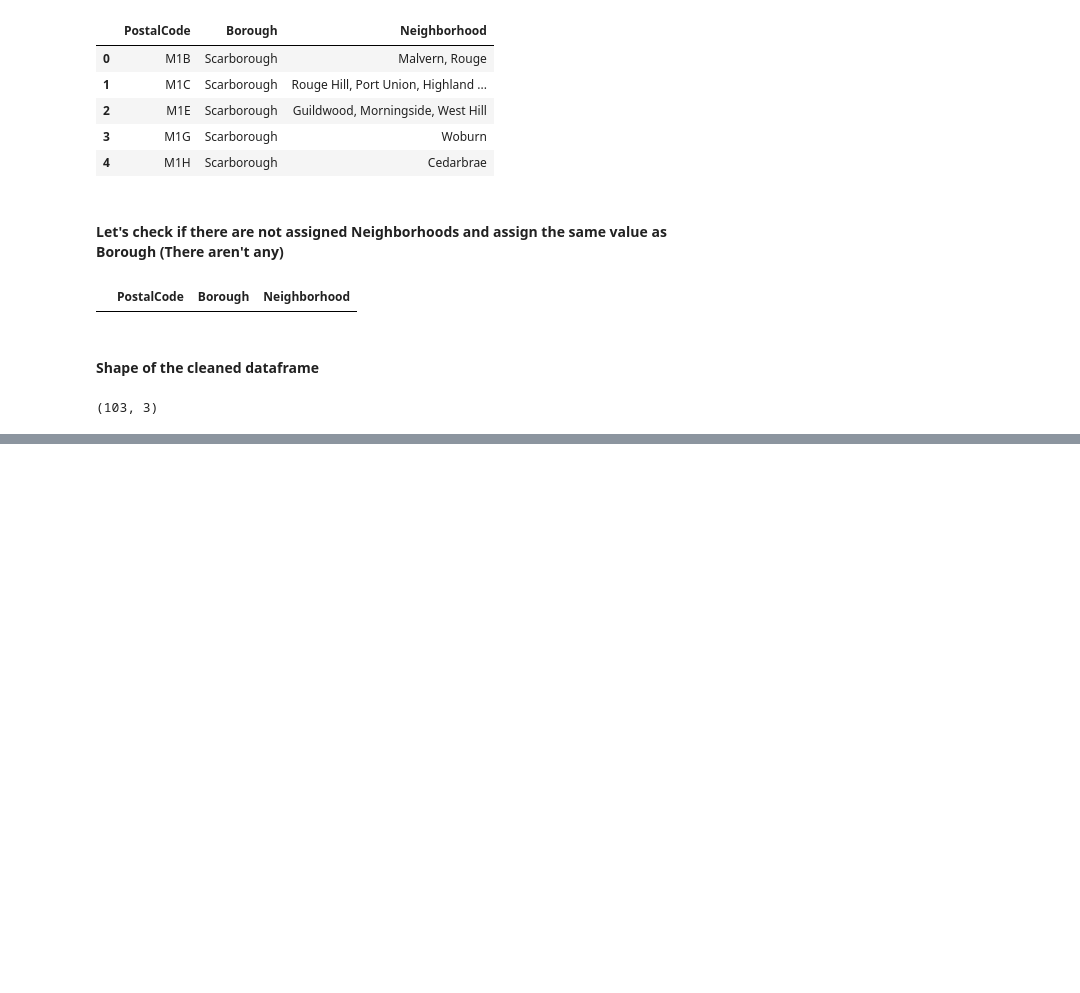
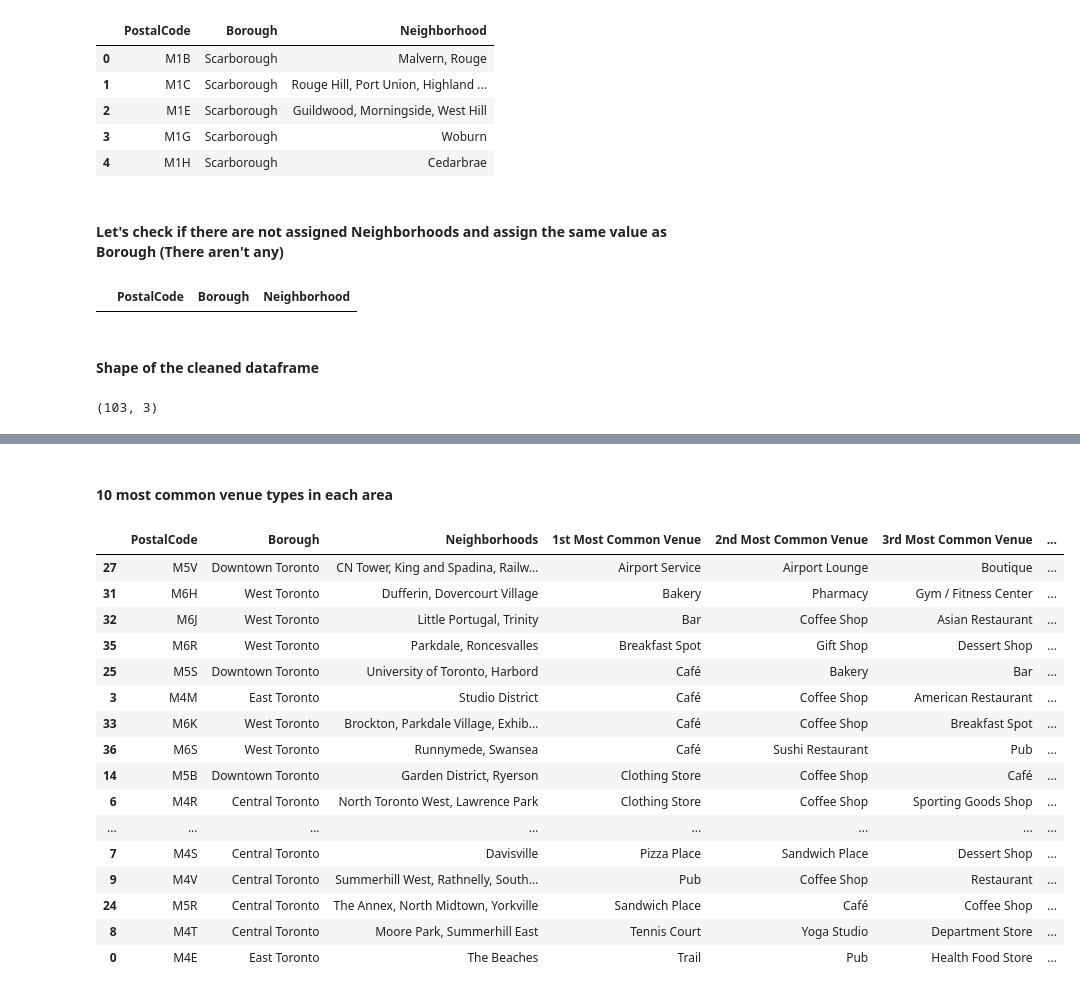
Before and after one commit to nlogallo/IBM_DS_Capstone, a Jupyter notebook: toronto_neighborhoods.ipynb, the cells around one changed output, grey strips where cells are left out. Drawn from its saved outputs; the diff is of its cells as text; code cells hidden in the pictures; blank space fills up the shorter version.

```diff
--- a/toronto_neighborhoods.ipynb
+++ b/toronto_neighborhoods.ipynb
@@ -101,0 +190,4 @@ toronto_df_cleaned.shape
+# %%
+toronto_df_new = toronto_df[toronto_df['Borough'].isin(borough_with_toronto)].reset_index(drop=True)
+print(toronto_df_new.shape)
+toronto_df_new.head()
@@ -101,0 +278,12 @@ toronto_df_cleaned.shape
+# %%
+toronto_central_onehot = pd.get_dummies(venues_df[['VenueCategory']], prefix="", prefix_sep="")
+
+toronto_central_onehot['PostalCode'] = venues_df['PostalCode']
+toronto_central_onehot['Borough'] = venues_df['Borough']
+toronto_central_onehot['Neighborhoods'] = venues_df['Neighborhood']
+
+fixed_columns = list(toronto_central_onehot.columns[-3:]) + list(toronto_central_onehot.columns[:-3])
+toronto_central_onehot = toronto_central_onehot[fixed_columns]
+
+print(toronto_central_onehot.shape)
+toronto_central_onehot.head()
@@ -101,0 +310,46 @@ toronto_df_cleaned.shape
+# %% [markdown]
+<h4>10 most common venue types in each area</h4>
+# %%
+num_top_venues = 10
+
+indicators = ['st', 'nd', 'rd']
+
+areaColumns = ['PostalCode', 'Borough', 'Neighborhoods']
+freqColumns = []
+for ind in np.arange(num_top_venues):
+    try:
+        freqColumns.append('{}{} Most Common Venue'.format(ind+1, indicators[ind]))
+    except:
+        freqColumns.append('{}th Most Common Venue'.format(ind+1))
+columns = areaColumns+freqColumns
+
+neighborhoods_venues_sorted = pd.DataFrame(columns=columns)
+neighborhoods_venues_sorted['PostalCode'] = toronto_central_venues_freq['PostalCode']
+neighborhoods_venues_sorted['Borough'] = toronto_central_venues_freq['Borough']
+neighborhoods_venues_sorted['Neighborhoods'] = toronto_central_venues_freq['Neighborhoods']
+
+for ind in np.arange(toronto_central_venues_freq.shape[0]):
+    row_categories = toronto_central_venues_freq.iloc[ind, :].iloc[3:]
+    row_categories_sorted = row_categories.sort_values(ascending=False)
+    neighborhoods_venues_sorted.iloc[ind, 3:] = row_categories_sorted.index.values[0:num_top_venues]
+
+neighborhoods_venues_sorted.sort_values(freqColumns, inplace=True)
+neighborhoods_venues_sorted
+# %% [output]
+|  | PostalCode | Borough | Neighborhoods | 1st Most Common Venue | 2nd Most Common Venue | 3rd Most Common Venue | ... |
+| 27 | M5V | Downtown Toronto | CN Tower, King and Spadina, Railw... | Airport Service | Airport Lounge | Boutique | ... |
+| 31 | M6H | West Toronto | Dufferin, Dovercourt Village | Bakery | Pharmacy | Gym / Fitness Center | ... |
+| 32 | M6J | West Toronto | Little Portugal, Trinity | Bar | Coffee Shop | Asian Restaurant | ... |
+| 35 | M6R | West Toronto | Parkdale, Roncesvalles | Breakfast Spot | Gift Shop | Dessert Shop | ... |
+| 25 | M5S | Downtown Toronto | University of Toronto, Harbord | Café | Bakery | Bar | ... |
+| 3 | M4M | East Toronto | Studio District | Café | Coffee Shop | American Restaurant | ... |
+| 33 | M6K | West Toronto | Brockton, Parkdale Village, Exhib... | Café | Coffee Shop | Breakfast Spot | ... |
+| 36 | M6S | West Toronto | Runnymede, Swansea | Café | Sushi Restaurant | Pub | ... |
+| 14 | M5B | Downtown Toronto | Garden District, Ryerson | Clothing Store | Coffee Shop | Café | ... |
+| 6 | M4R | Central Toronto | North Toronto West, Lawrence Park | Clothing Store | Coffee Shop | Sporting Goods Shop | ... |
+| ... | ... | ... | ... | ... | ... | ... | ... |
+| 7 | M4S | Central Toronto | Davisville | Pizza Place | Sandwich Place | Dessert Shop | ... |
+| 9 | M4V | Central Toronto | Summerhill West, Rathnelly, South... | Pub | Coffee Shop | Restaurant | ... |
+| 24 | M5R | Central Toronto | The Annex, North Midtown, Yorkville | Sandwich Place | Café | Coffee Shop | ... |
+| 8 | M4T | Central Toronto | Moore Park, Summerhill East | Tennis Court | Yoga Studio | Department Store | ... |
+| 0 | M4E | East Toronto | The Beaches | Trail | Pub | Health Food Store | ... |
```
Also changed, not shown: parts of 27 cells of this notebook.
